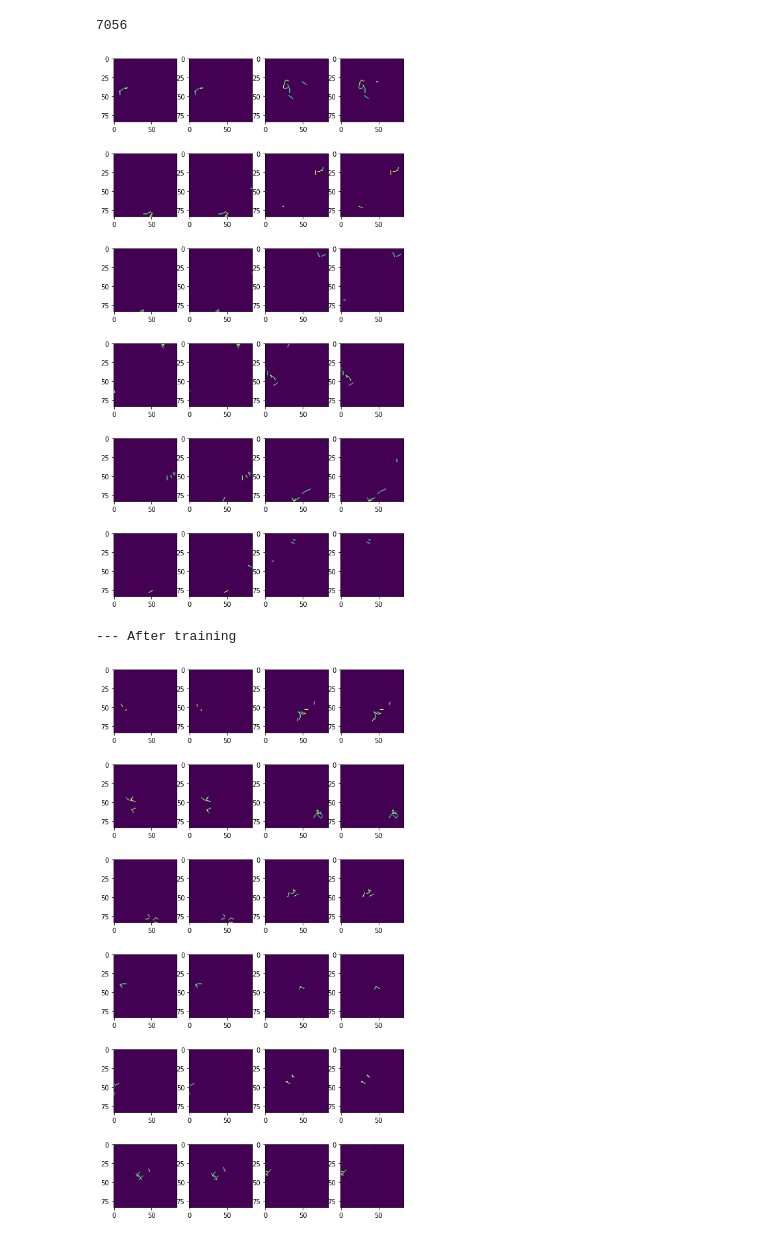
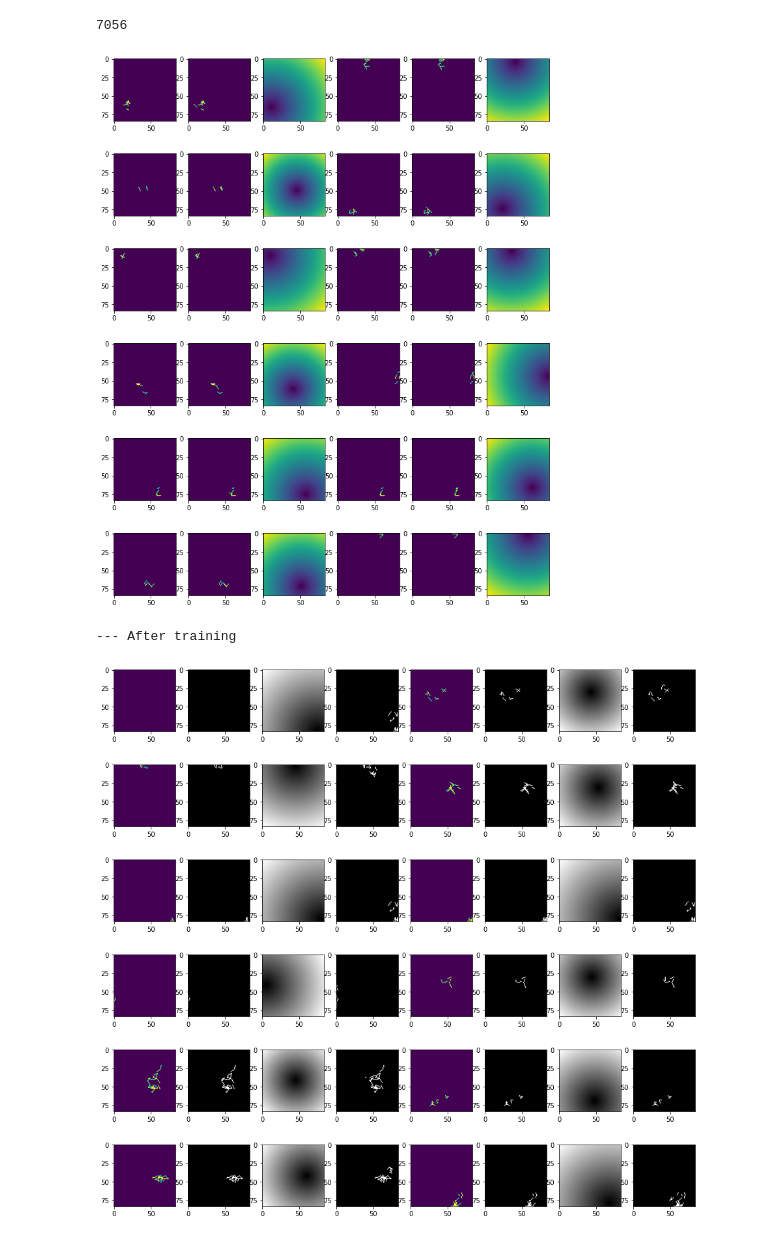
Before and after one commit to shrr98/sketching, a Jupyter notebook: coba.ipynb, the cells around one changed output. Drawn from its saved outputs; the diff is of its cells as text; code cells hidden in the pictures.

```diff
--- a/coba.ipynb
+++ b/coba.ipynb
@@ -162,7 +64,7 @@ class DoodleSDQModel():
         reduce_lr = ReduceLROnPlateau(monitor='val_loss', factor=0.3, patience=7, verbose=1)
         early_stopping = EarlyStopping(monitor='val_loss', min_delta=0, patience=15, verbose=1)
         tensorboard = TensorBoard(
-                              log_dir='logs/layer2048-242-weights',
+                              log_dir='logs/layer2048-242-2',
                               histogram_freq=0,
                               write_images=True
                             )
@@ -222,12 +124,13 @@ class DoodleSDQModel():
 # %%
 from random_stroke_generator import RandomStrokeGenerator
 # %%
-training_gen = RandomStrokeGenerator(batch_size=484,num_data=4840, min_strokes=4, max_strokes=16)
-valid_gen = RandomStrokeGenerator(batch_size=242, num_data=484, min_strokes=4, max_strokes=16)
+training_gen = RandomStrokeGenerator(batch_size=484,num_data=4840, min_strokes=4, max_strokes=64)
+valid_gen = RandomStrokeGenerator(batch_size=242, num_data=968, min_strokes=4, max_strokes=64)
 # %%
 global_size = (84,84,4)
 local_size = (11,11,2)
 model1 = DoodleSDQModel(global_input_size=global_size, local_input_size=local_size, output_size=242)
+model_base = DoodleSDQModel(global_input_size=global_size, local_input_size=local_size, output_size=121)
 # %%
 model1.model.summary()
 # %% [output]
@@ -380,36 +283,39 @@ drawer = Drawer()
 def draw_action(canvas, distance_map, action):
     drawer.set_canvas(canvas)
     pen_pos = np.unravel_index(np.argmin(distance_map), distance_map.shape)
-    drawer.set_pen_position(pen_pos)
+    drawer.set_pen_position((pen_pos[1], pen_pos[0]))
     drawer.do_action(action)
     return np.copy(drawer.get_canvas())
 # %%
 import matplotlib.pyplot as plt
 
-X,y = training_gen.__getitem__(0)
-pred = model1.model.predict(X)
+X,y = training_gen.__getitem__(1)
+pred = model_base.model.predict(X)
 y_pred = np.argmax(pred, axis=1)
 
 # Plot
-fig=plt.figure(figsize=(8, 64))
-cols = 4
+fig=plt.figure(figsize=(12, 64))
+cols = 6
 rows = 24
 
 for i in range(12):
     canvas = X[0][i,:,:,0]
     distance_map = X[0][i,:,:,2]
     action = y[i]
     action_pred = y_pred[i]
     canv_truth = draw_action(canvas, distance_map, action)
     canv_pred = draw_action(canvas, distance_map, action_pred)
-    fig.add_subplot(rows, cols, 2*i+1)
+    fig.add_subplot(rows, cols, 3*i+1)
     plt.imshow(canv_truth)
-    fig.add_subplot(rows, cols, 2*i+2)
+    fig.add_subplot(rows, cols, 3*i+2)
     plt.imshow(canv_pred)
 
+    fig.add_subplot(rows, cols, 3*i+3)
+    plt.imshow(distance_map)
+
 plt.show()
 # %% [output]
-[figure, old version]
+[figure, new version]
 # %%
 import matplotlib.pyplot as plt
 print("--- After training")
@@ -418,23 +324,30 @@ pred = model1.model.predict(X)
 y_pred = np.argmax(pred, axis=1)
 
 # Plot
-fig=plt.figure(figsize=(8, 64))
-cols = 4
+fig=plt.figure(figsize=(16, 64))
+cols = 8
 rows = 24
 
 for i in range(12):
-    canvas = X[0][i,:,:,0]
+    ref = X[0][i,:,:,0]
+    canvas = X[0][i,:,:,1]
     distance_map = X[0][i,:,:,2]
     action = y[i]
     action_pred = y_pred[i]
     canv_truth = draw_action(canvas, distance_map, action)
     canv_pred = draw_action(canvas, distance_map, action_pred)
-    fig.add_subplot(rows, cols, 2*i+1)
+    fig.add_subplot(rows, cols, 4*i+1)
     plt.imshow(canv_truth)
-    fig.add_subplot(rows, cols, 2*i+2)
-    plt.imshow(canv_pred)
+    fig.add_subplot(rows, cols, 4*i+2)
+    plt.imshow(canv_pred, cmap='gray')
+
+    fig.add_subplot(rows, cols, 4*i+3)
+    plt.imshow(distance_map, cmap='gray')
+
+    fig.add_subplot(rows, cols, 4*i+4)
+    plt.imshow(ref, cmap='gray')
 
 plt.show()
 # %% [output]
 --- After training
-[figure, old version]
+[figure, new version]
```
Also changed, not shown: parts of 23 cells of this notebook.
